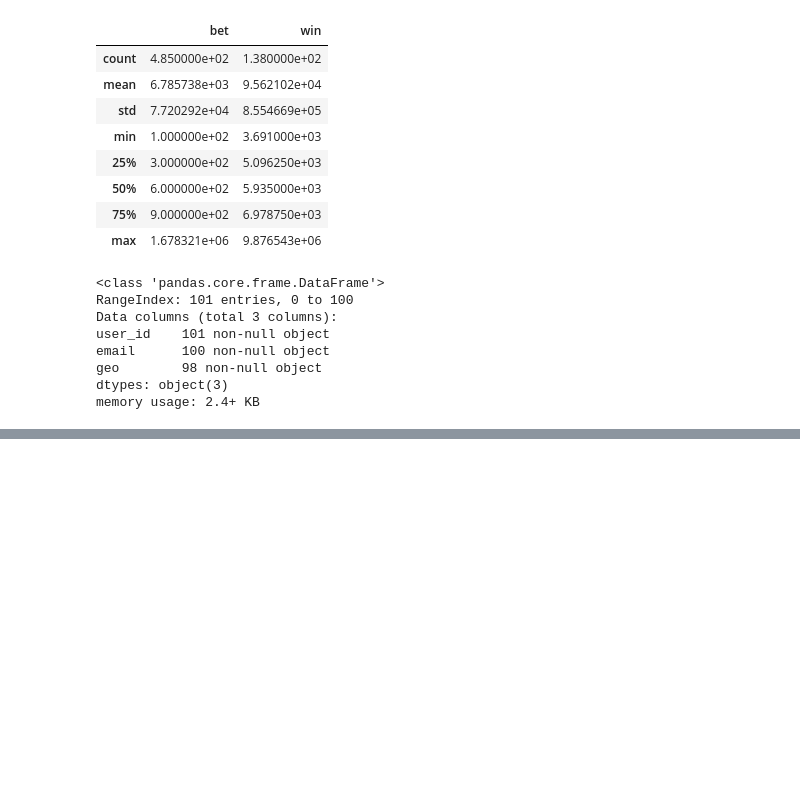
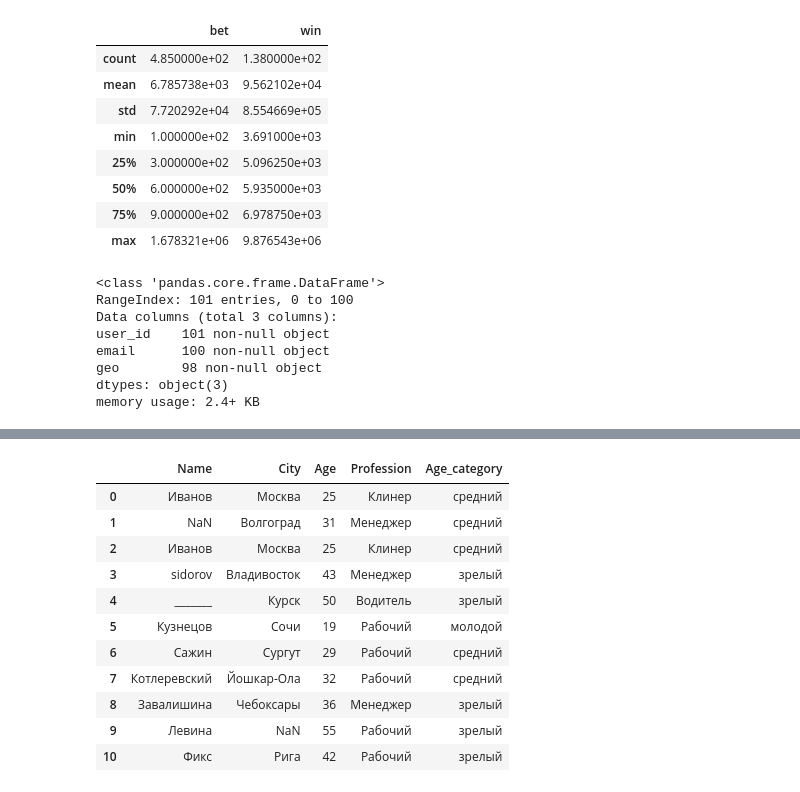
Before and after one commit to eczex/SkillFactory-DST-PRO, a Jupyter notebook: unit-1/PYTHON-8. Очистка данных.ipynb, the cells around one changed output, grey strips where cells are left out. Drawn from its saved outputs; the diff is of its cells as text; code cells hidden in the pictures; blank space fills up the shorter version.

```diff
--- a/unit-1/PYTHON-8. Очистка данных.ipynb
+++ b/unit-1/PYTHON-8. Очистка данных.ipynb
@@ -86,0 +255,33 @@ users.columns = ['user_id', 'email', 'geo', ]
+# %%
+def age_category(age):
+# Ваш код ниже
+    if age < 23:
+        return "молодой"
+    if age > 35:
+        return "зрелый"
+    return "средний"
+# %%
+sample = pd.read_csv('https://lms.skillfactory.ru/assets/courseware/v1/918e647bafd21deb4413804bd4a8c865/asset-v1:Skillfactory+DST-PRO+15APR2020+type@asset+block/sample.csv')
+
+def age_category(age):
+    if age < 23:
+        return "молодой"
+    if age > 35:
+        return "зрелый"
+    return "средний"
+
+sample['Age_category'] = sample.Age.apply(age_category)
+sample
+# %% [output]
+|  | Name | City | Age | Profession | Age_category |
+| 0 | Иванов | Москва | 25 | Клинер | средний |
+| 1 | NaN | Волгоград | 31 | Менеджер | средний |
+| 2 | Иванов | Москва | 25 | Клинер | средний |
+| 3 | sidorov | Владивосток | 43 | Менеджер | зрелый |
+| 4 | _______ | Курск | 50 | Водитель | зрелый |
+| 5 | Кузнецов | Сочи | 19 | Рабочий | молодой |
+| 6 | Сажин | Сургут | 29 | Рабочий | средний |
+| 7 | Котлеревский | Йошкар-Ола | 32 | Рабочий | средний |
+| 8 | Завалишина | Чебоксары | 36 | Менеджер | зрелый |
+| 9 | Левина | NaN | 55 | Рабочий | зрелый |
+| 10 | Фикс | Рига | 42 | Рабочий | зрелый |
```
Also changed, not shown: parts of 22 cells of this notebook.
